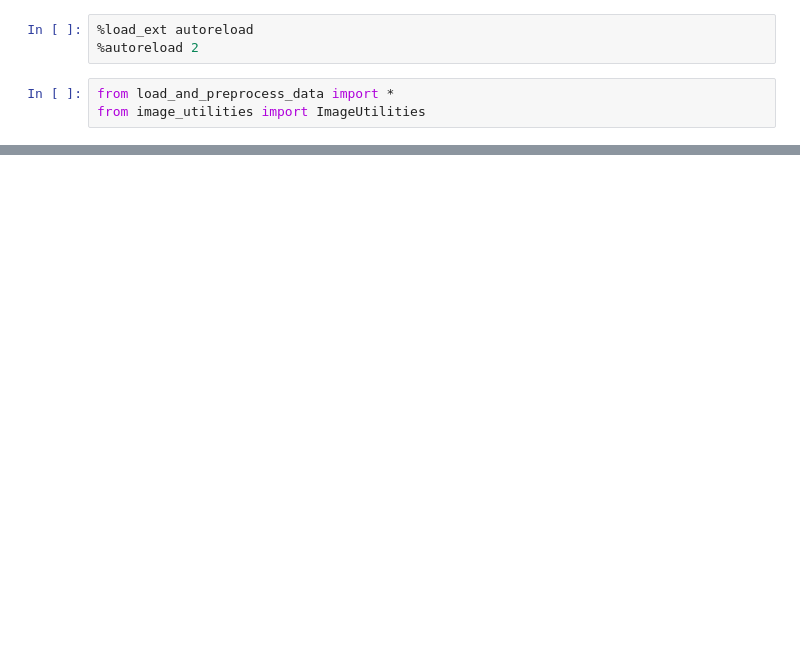
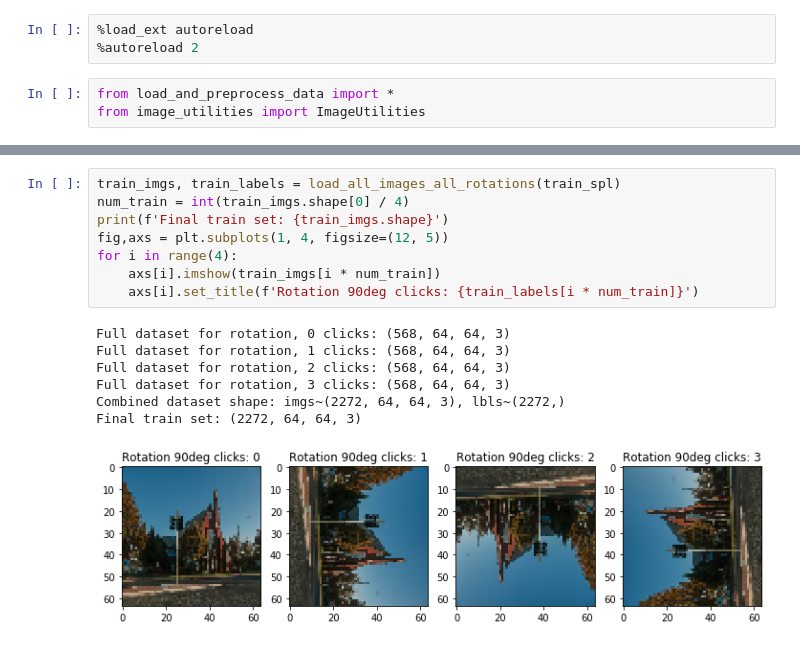
Before and after one commit to etotheipi/church_temple_classify, a Jupyter notebook: rotation_correction.ipynb, the cells around one changed output, grey strips where cells are left out. Drawn from its saved outputs; the diff is of its cells as text; blank space fills up the shorter version.

```diff
--- a/rotation_correction.ipynb
+++ b/rotation_correction.ipynb
@@ -217,0 +154,16 @@ hist = test_model.fit_generator(input_generator_train_rotation(train_info, file_
+# %%
+train_imgs, train_labels = load_all_images_all_rotations(train_spl)
+num_train = int(train_imgs.shape[0] / 4)
+print(f'Final train set: {train_imgs.shape}')
+fig,axs = plt.subplots(1, 4, figsize=(12, 5))
+for i in range(4):
+    axs[i].imshow(train_imgs[i * num_train])
+    axs[i].set_title(f'Rotation 90deg clicks: {train_labels[i * num_train]}')
+# %% [output]
+Full dataset for rotation, 0 clicks: (568, 64, 64, 3)
+Full dataset for rotation, 1 clicks: (568, 64, 64, 3)
+Full dataset for rotation, 2 clicks: (568, 64, 64, 3)
+Full dataset for rotation, 3 clicks: (568, 64, 64, 3)
+Combined dataset shape: imgs~(2272, 64, 64, 3), lbls~(2272,)
+Final train set: (2272, 64, 64, 3)
+[figure, added]
```
Also changed, not shown: parts of 47 cells of this notebook, 7 other files.
